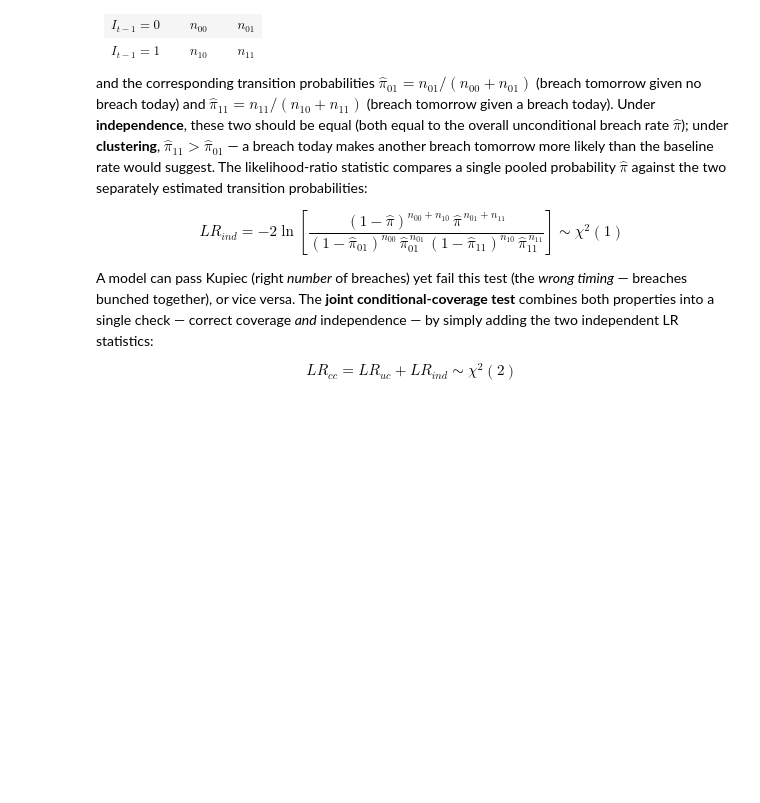
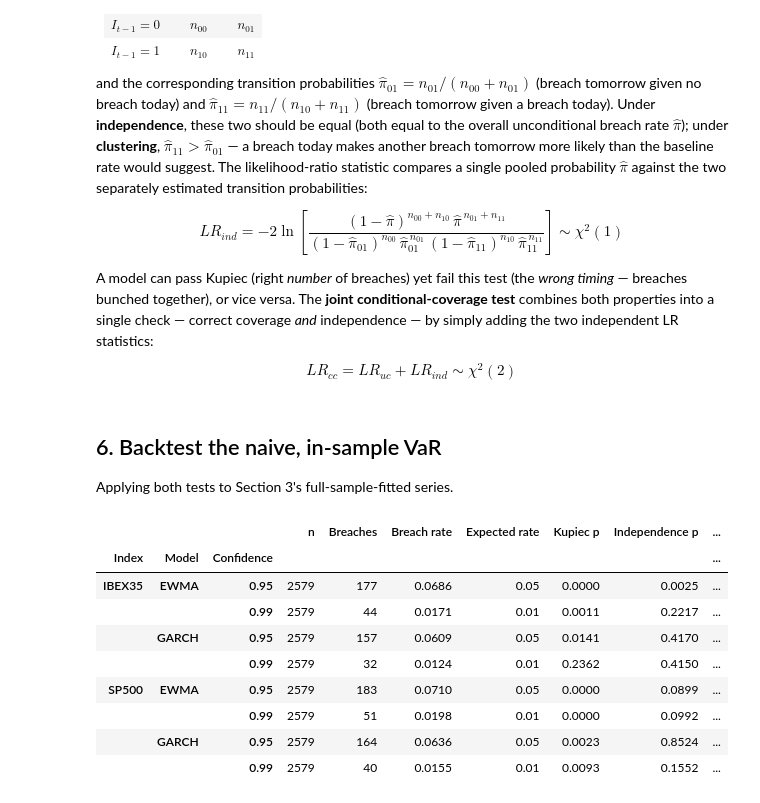
Before and after one commit to MLEIV90/ibex-garch-risk, a Jupyter notebook: notebooks/05_var_backtesting.ipynb, the cells around one changed output. Cells and saved outputs as stored; diff of their text form; code cells hidden in the pictures; blank space fills up the shorter version.

```diff
--- a/notebooks/05_var_backtesting.ipynb
+++ b/notebooks/05_var_backtesting.ipynb
@@ -78,10 +83,10 @@ preferred_spec = {
     "SP500": dict(vol="EGARCH", p=1, o=1, q=1),   # EGARCH
 }
 
-results = {}
+naive_results = {}
 for idx, spec in preferred_spec.items():
     am = arch_model(returns_pct[idx], mean="Constant", dist="t", **spec)
-    results[idx] = am.fit(disp="off")
+    naive_results[idx] = am.fit(disp="off")
 
 
 def std_t_quantile(nu, p):
@@ -102,15 +107,16 @@ ewma_vol = {idx: ewma_volatility(returns_pct[idx]) for idx in returns_pct.column
 
 CONF_LEVELS = [0.95, 0.99]
 
-var_thresholds = {}  # (idx, model, conf) -> Series of return-scale thresholds
+naive_thresholds = {}  # (idx, model, conf) -> Series of return-scale thresholds
 for idx in returns_pct.columns:
-    res = results[idx]
+    res = naive_results[idx]
     mu, nu = res.params["mu"], res.params["nu"]
     sigma = res.conditional_volatility
     for conf in CONF_LEVELS:
         p = 1 - conf
-        var_thresholds[(idx, "GARCH", conf)] = mu + sigma * std_t_quantile(nu, p)
-        var_thresholds[(idx, "EWMA", conf)] = 0 + ewma_vol[idx] * stats.norm.ppf(p)
+        q_p = std_t_quantile(nu, p)
+        naive_thresholds[(idx, "GARCH", conf)] = mu + sigma * q_p
+        naive_thresholds[(idx, "EWMA", conf)] = mu + ewma_vol[idx] * q_p
 # %% [markdown]
 ## 4. Kupiec's proportion-of-failures (POF) test
 
@@ -220,0 +250,18 @@ def christoffersen_independence_test(breach_indicator):
+# %% [markdown]
+## 6. Backtest the naive, in-sample VaR
+
+Applying both tests to Section 3's full-sample-fitted series.
+# %%
+naive_results_df = run_backtest(returns_pct, naive_thresholds)
+naive_results_df.round(4)
+# %% [output]
+|  |  |  | n | Breaches | Breach rate | Expected rate | Kupiec p | Independence p | ... |
+| Index | Model | Confidence |  |  |  |  |  |  | ... |
+| IBEX35 | EWMA | 0.95 | 2579 | 177 | 0.0686 | 0.05 | 0.0000 | 0.0025 | ... |
+|  |  | 0.99 | 2579 | 44 | 0.0171 | 0.01 | 0.0011 | 0.2217 | ... |
+|  | GARCH | 0.95 | 2579 | 157 | 0.0609 | 0.05 | 0.0141 | 0.4170 | ... |
+|  |  | 0.99 | 2579 | 32 | 0.0124 | 0.01 | 0.2362 | 0.4150 | ... |
+| SP500 | EWMA | 0.95 | 2579 | 183 | 0.0710 | 0.05 | 0.0000 | 0.0899 | ... |
+|  |  | 0.99 | 2579 | 51 | 0.0198 | 0.01 | 0.0000 | 0.0992 | ... |
+|  | GARCH | 0.95 | 2579 | 164 | 0.0636 | 0.05 | 0.0023 | 0.8524 | ... |
+|  |  | 0.99 | 2579 | 40 | 0.0155 | 0.01 | 0.0093 | 0.1552 | ... |
```
Also changed, not shown: parts of 22 cells of this notebook, 3 other files.
